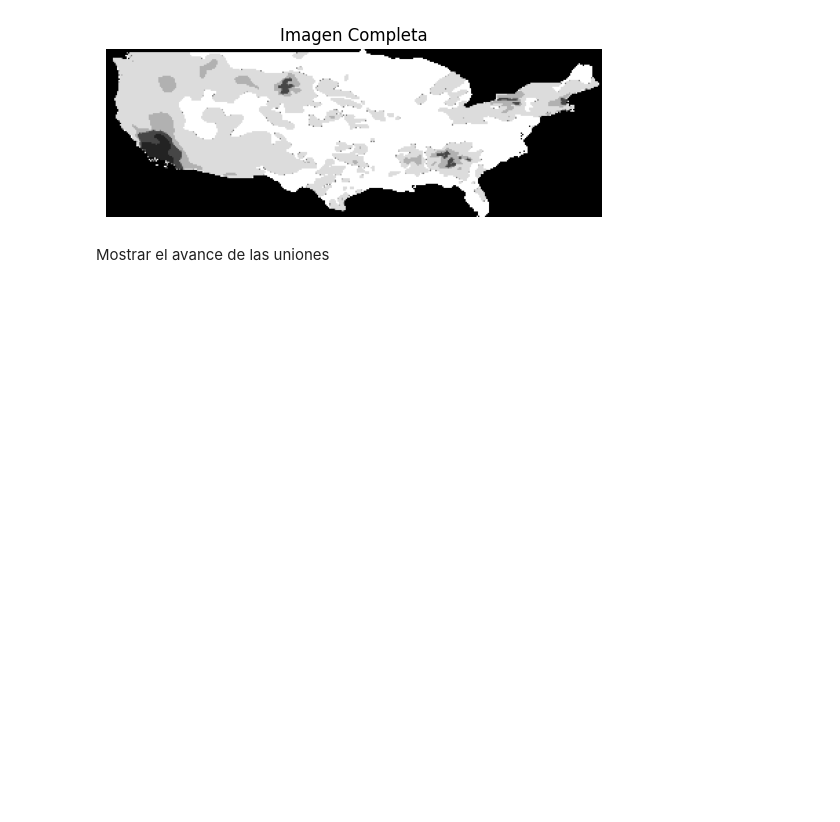
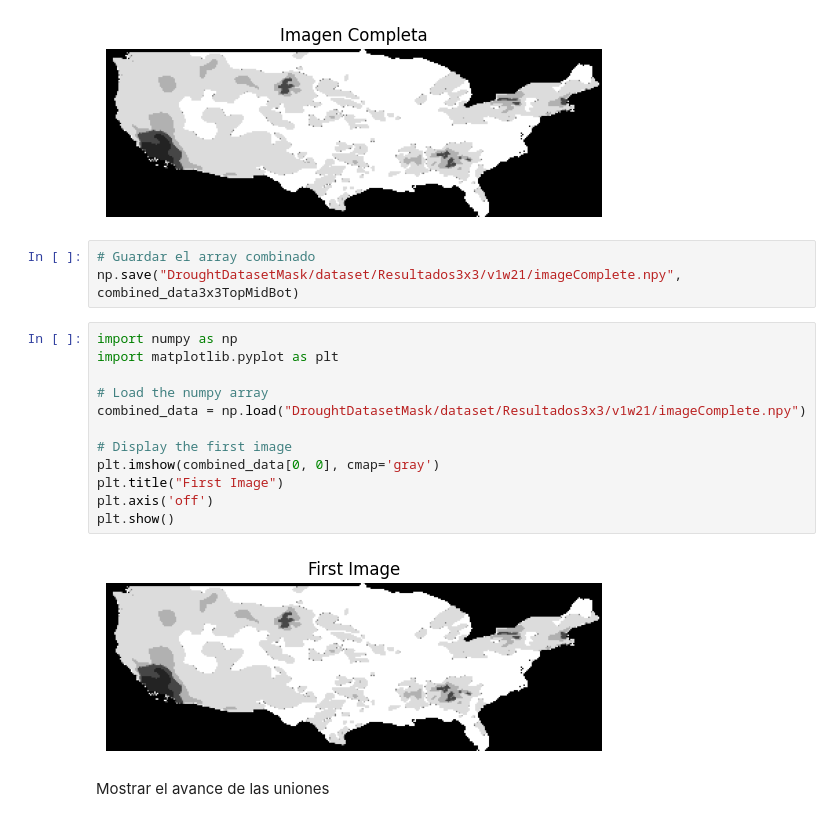
Before and after one commit to SahirReyes30/ImageXpartes, a Jupyter notebook: AlgorimoConvLSTMUnirImagenes.ipynb, the cells around one changed output. Saved outputs shown, nothing was run; the diff lists cells and outputs as text; blank space fills up the shorter version.

Commit message:
union imagen 4x4 y creacion de npy imagen completa

```diff
--- a/AlgorimoConvLSTMUnirImagenes.ipynb
+++ b/AlgorimoConvLSTMUnirImagenes.ipynb
@@ -504,6 +504,23 @@ data 00 (371, 20, 78, 360, 1)
 data 01 (371, 20, 44, 360, 1)
 La forma de los datos combinados es: (371, 20, 122, 360, 1)
 [figure]
+# %%
+# Guardar el array combinado
+np.save("DroughtDatasetMask/dataset/Resultados3x3/v1w21/imageComplete.npy", combined_data3x3TopMidBot)
+# %%
+import numpy as np
+import matplotlib.pyplot as plt
+
+# Load the numpy array
+combined_data = np.load("DroughtDatasetMask/dataset/Resultados3x3/v1w21/imageComplete.npy")
+
+# Display the first image
+plt.imshow(combined_data[0, 0], cmap='gray')
+plt.title("First Image")
+plt.axis('off')
+plt.show()
+# %% [output]
+[figure, added]
 # %% [markdown]
 Mostrar el avance de las uniones
 # %%
```
Also changed, not shown: parts of 12 cells of this notebook.
